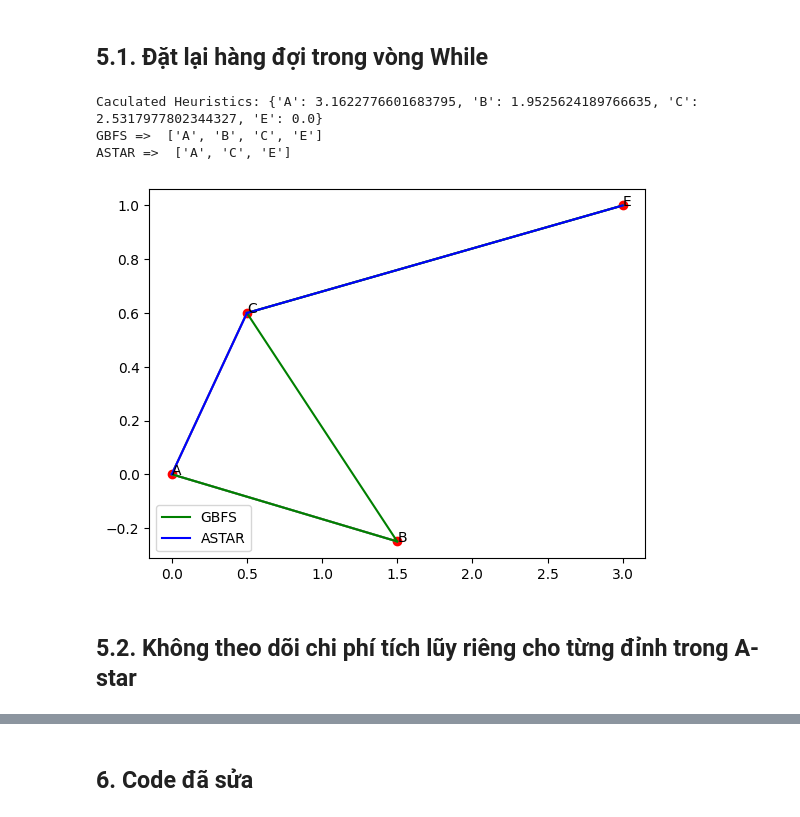
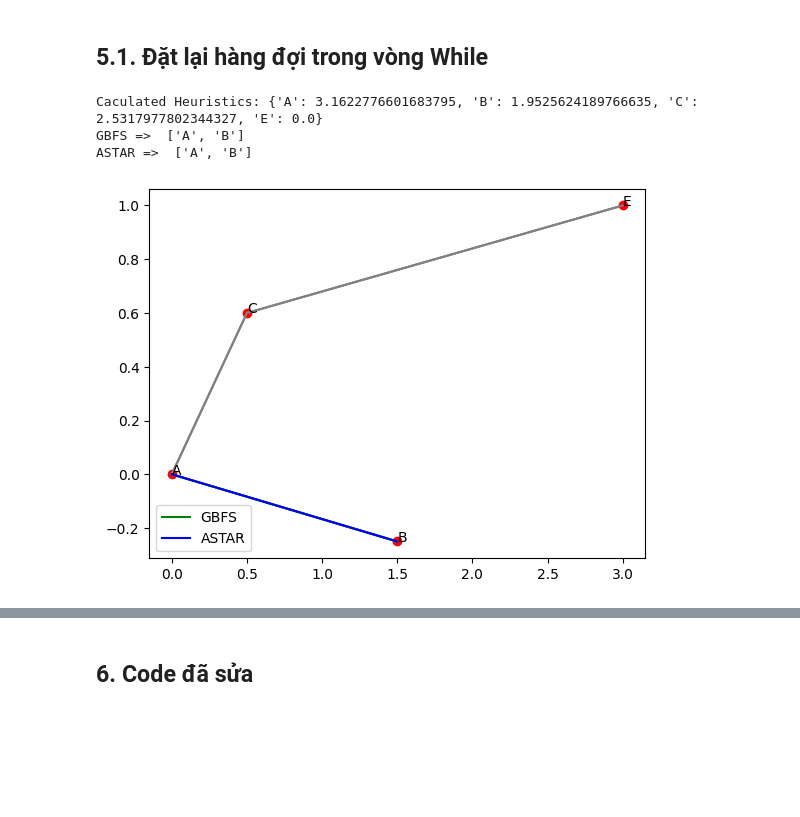
Before and after one commit to thangquang09/HCMUS, a Jupyter notebook: Intro_AI/BTTH_TUAN3/filecode.ipynb, the cells around one changed output, grey strips where cells are left out. Saved outputs shown, nothing was run; the diff lists cells and outputs as text; code cells hidden in the pictures; blank space fills up the shorter version.

```diff
--- a/Intro_AI/BTTH_TUAN3/filecode.ipynb
+++ b/Intro_AI/BTTH_TUAN3/filecode.ipynb
@@ -204,38 +205,37 @@ def test_case(start, end, graph, heuristics, city):
 
     drawMap(city, gbfs, astar, graph)
 
 def calculate_heuristics(city, endPoint):
     # hàm xây dựng nên Heuristic bằng cách tính thủ công khoảng cách L2 (đường chim bay)
     heuristics = {}
     endPointLocation = city.get(endPoint)
     for point in city.keys():
         location = city[point]
         distance = sqrt((location[0] - endPointLocation[0])**2 + (location[1] - endPointLocation[1])**2)
         heuristics[point] = distance
     return heuristics
 
 graph_test = {
-    'A': [['B', 2], ['C', 1]],
+    'A': [['B', 1], ['C', 2]],
     'B': [['A', 1]],
     'C': [['A', 1], ['E', 1]],
     'E': [['C', 1]] # E là điểm đích
 }
-
-heuristics_test = calculate_heuristics(city_test, 'E')
 
 city_test = {
     'A': [0, 0],
     'B': [1.5, -0.25],
     'C': [0.5, 0.6],
     'E': [3, 1] # E là điểm đích
 }
+
+heuristics_test = calculate_heuristics(city_test, 'E')
+
 print("Caculated Heuristics:", heuristics_test)
 
 test_case('A', 'E', graph_test, heuristics_test, city_test)
 # %% [output]
 Caculated Heuristics: {'A': 3.1622776601683795, 'B': 1.9525624189766635, 'C': 2.5317977802344327, 'E': 0.0}
-GBFS =>  ['A', 'B', 'C', 'E']
-ASTAR =>  ['A', 'C', 'E']
+GBFS =>  ['A', 'B']
+ASTAR =>  ['A', 'B']
-[figure, old version]
+[figure, new version]
-# %% [markdown]
-## 5.2. Không theo dõi chi phí tích lũy riêng cho từng đỉnh trong A-star
```
Also changed, not shown: parts of 10 cells of this notebook.
